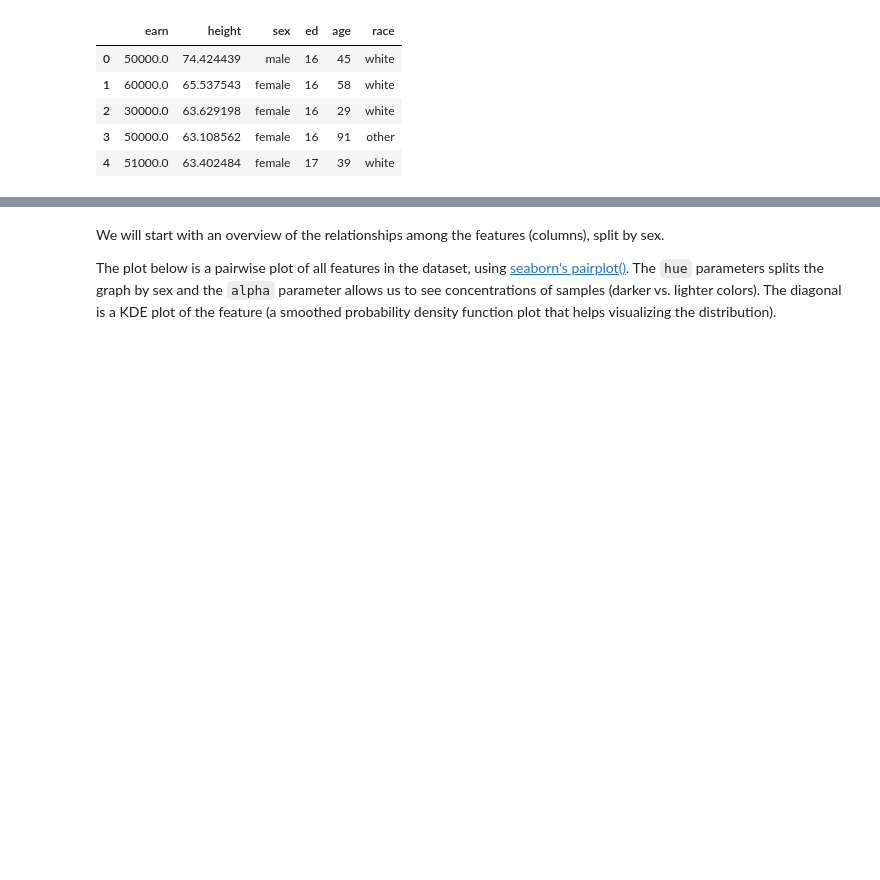
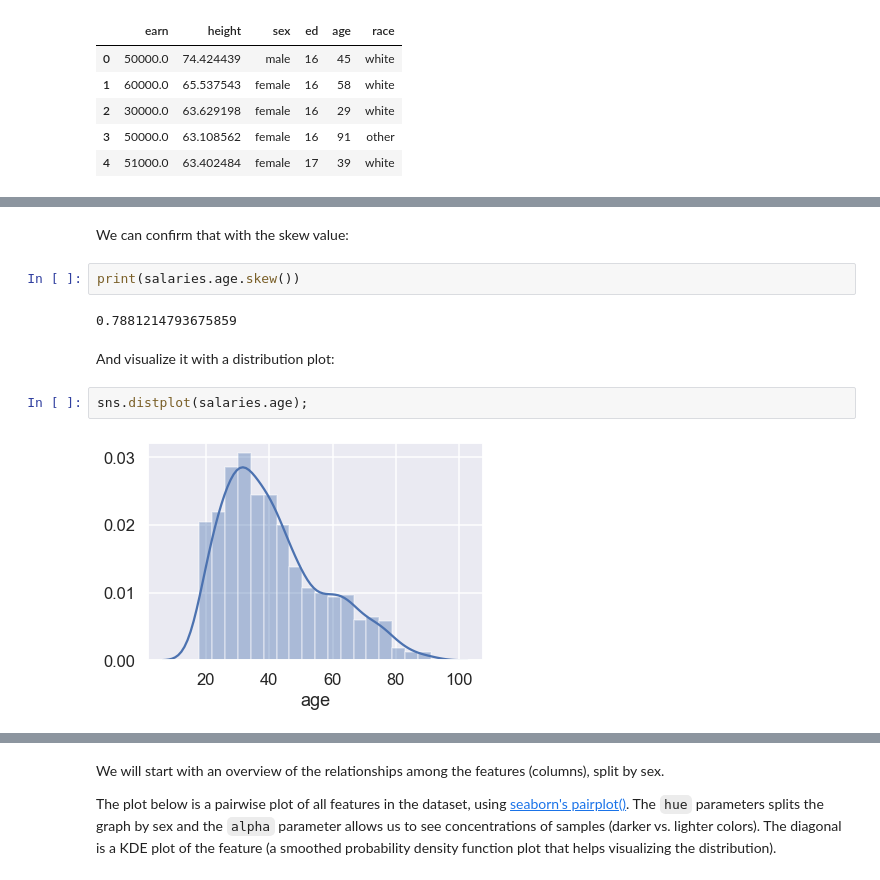
Before and after one commit to fau-masters-collected-works-cgarbin/ieee-icmla-2019-data-science-tutorial, a Jupyter notebook: 2-statistics-and-data-science.ipynb, the cells around one changed output, grey strips where cells are left out. Drawn from its saved outputs; the diff is of its cells as text; blank space fills up the shorter version.

```diff
--- a/2-statistics-and-data-science.ipynb
+++ b/2-statistics-and-data-science.ipynb
@@ -22,0 +58,12 @@ Our working hypothesis is that employees performing the same function should hav
+# %% [markdown]
+We can confirm that with the skew value:
+# %%
+print(salaries.age.skew())
+# %% [output]
+0.7881214793675859
+# %% [markdown]
+And visualize it with a distribution plot:
+# %%
+sns.distplot(salaries.age);
+# %% [output]
+[figure, added]
```
Also changed, not shown: parts of 58 cells of this notebook.
